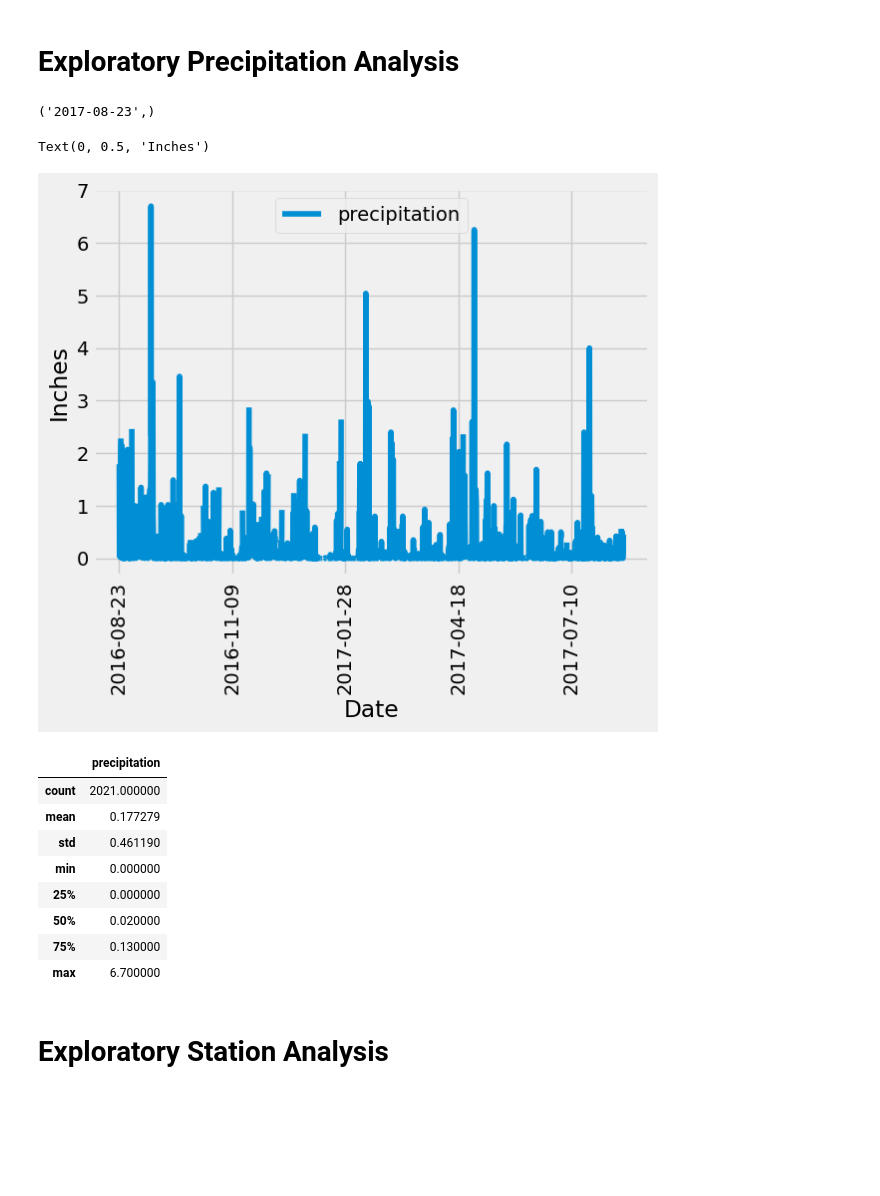
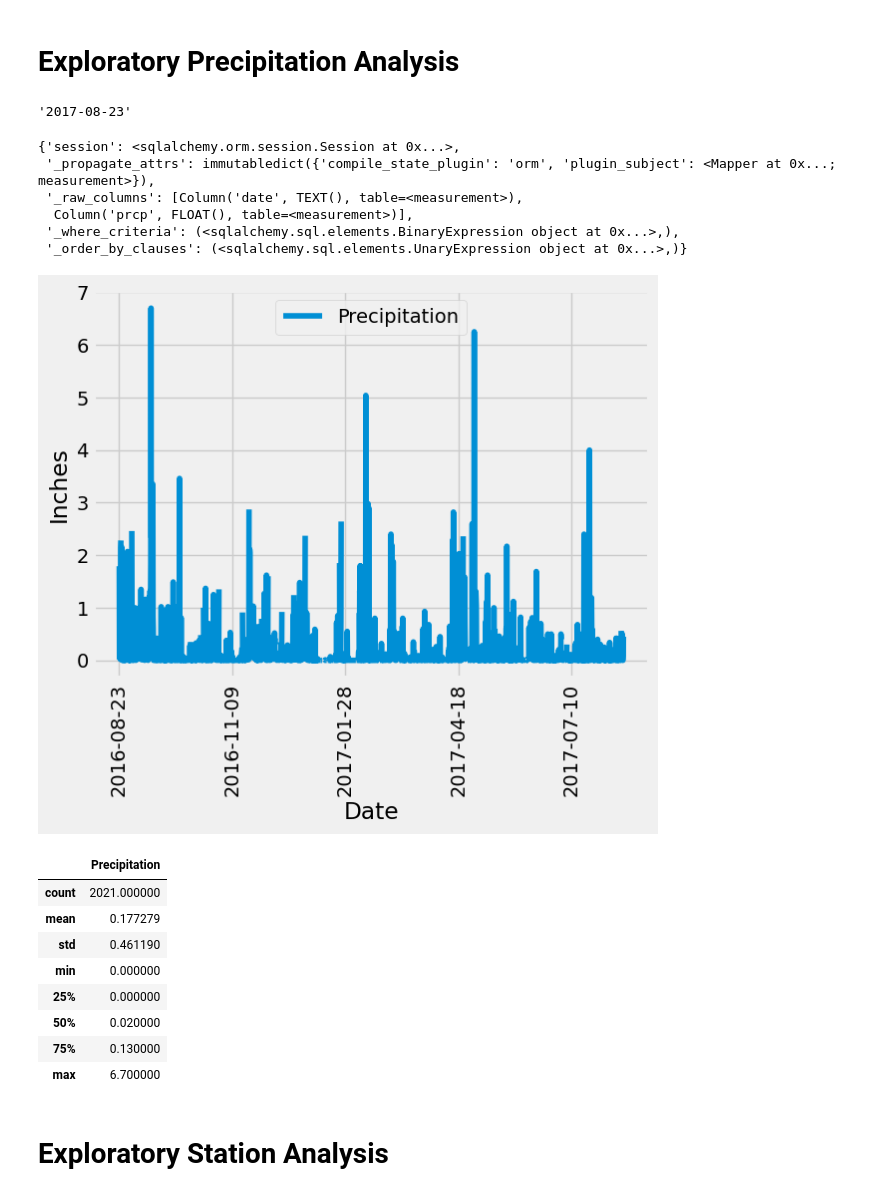
Before and after one commit to smepps1989/sqlalchemy-challenge, a Jupyter notebook: climate_analysis/climate_starter.ipynb, the cells around one changed output. Drawn from its saved outputs; the diff is of its cells as text; code cells hidden in the pictures; blank space fills up the shorter version.

Commit message:
complete precipitation analysis section

```diff
--- a/climate_analysis/climate_starter.ipynb
+++ b/climate_analysis/climate_starter.ipynb
@@ -40,5 +50,7 @@ session = Session(engine)
 # Exploratory Precipitation Analysis
 # %%
 # Find the most recent date in the data set.
+recent_date = session.query(Measurement).order_by(Measurement.date.desc()).first()
+recent_date.date
 # %% [output]
-('2017-08-23',)
+'2017-08-23'
@@ -45,27 +59,46 @@ session = Session(engine)
+# %%
+prior_year_results = session.query(Measurement.date, Measurement.prcp).filter(Measurement.date >= prior_year).order_by(Measurement.date.asc())
+# %% [output]
+{'session': <sqlalchemy.orm.session.Session at 0x...>,
+ '_propagate_attrs': immutabledict({'compile_state_plugin': 'orm', 'plugin_subject': <Mapper at 0x...; measurement>}),
+ '_raw_columns': [Column('date', TEXT(), table=<measurement>),
+  Column('prcp', FLOAT(), table=<measurement>)],
+ '_where_criteria': (<sqlalchemy.sql.elements.BinaryExpression object at 0x...>,),
+ '_order_by_clauses': (<sqlalchemy.sql.elements.UnaryExpression object at 0x...>,)}
 # %%
 # Design a query to retrieve the last 12 months of precipitation data and plot the results.
 # Starting from the most recent data point in the database.
 
 # Calculate the date one year from the last date in data set.
-
+prior_year = dt.date(2017, 8, 23) - dt.timedelta(days=365)
 
 # Perform a query to retrieve the data and precipitation scores
-
+prior_year_results = session.query(Measurement.date, Measurement.prcp).filter(Measurement.date >= prior_year)
+prior_year_results_list = []
+for row in prior_year_results:
+    day_results = {}
+    day_results["Date"] = row.date
+    day_results["Precipitation"] = row.prcp
+    prior_year_results_list.append(day_results)
 
 # Save the query results as a Pandas DataFrame. Explicitly set the column names
-
+prior_year_results_df = pd.DataFrame(prior_year_results_list)
 
 # Sort the dataframe by date
-
-
+prior_year_results_df = prior_year_results_df.sort_values("Date", ascending=True)
+prior_year_results_df = prior_year_results_df.set_index("Date")
 # Use Pandas Plotting with Matplotlib to plot the data
+prior_year_results_df.plot(rot=90)
+plt.ylabel("Inches")
+plt.xlabel("Date")
+plt.show()
 # %% [output]
-Text(0, 0.5, 'Inches')
 [figure]
 # %%
 # Use Pandas to calculate the summary statistics for the precipitation data
+prior_year_results_df.describe()
 # %% [output]
-|  | precipitation |
+|  | Precipitation |
 | count | 2021.000000 |
 | mean | 0.177279 |
 | std | 0.461190 |
```
Also changed, not shown: parts of 2 cells of this notebook.
